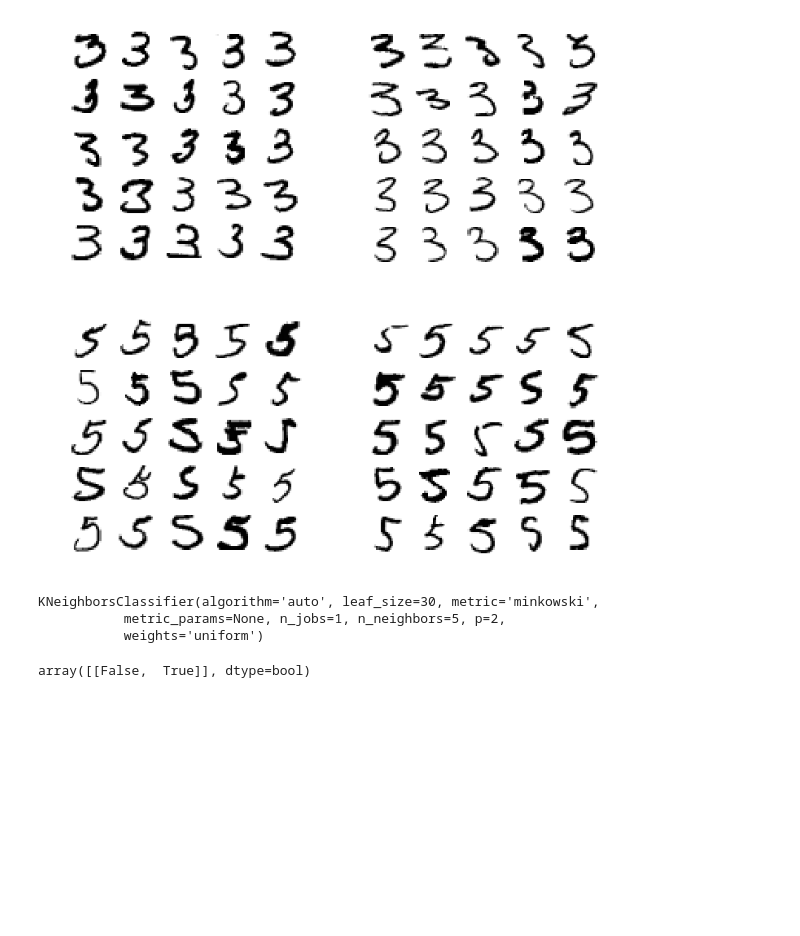
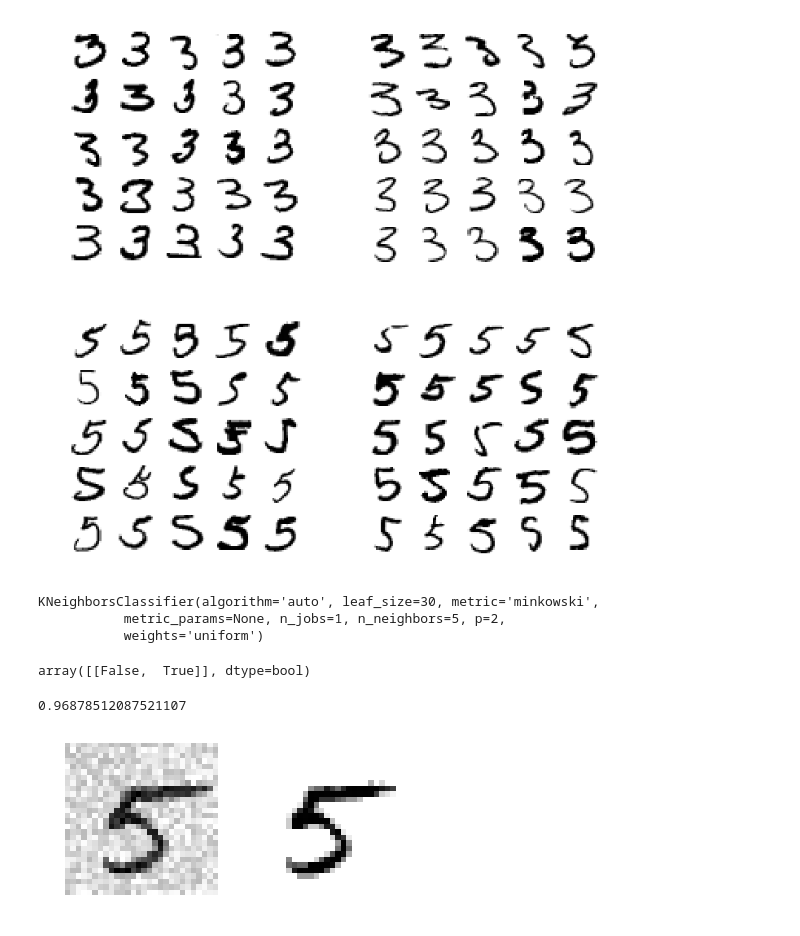
Before and after one commit to zhounanshu/Hands-on-ML-and-TF, a Jupyter notebook: ch03 Classification.ipynb, the cells around one changed output. Drawn from its saved outputs; the diff is of its cells as text; code cells hidden in the pictures; blank space fills up the shorter version.

Commit message:
Add traing model

```diff
--- a/ch03 Classification.ipynb
+++ b/ch03 Classification.ipynb
@@ -341,12 +341,15 @@ knn_clf.predict([some_digit])
 # %% [output]
 array([[False,  True]], dtype=bool)
 # %%
-y_train_knn_pred = cross_val_predict(knn_clf, X_train, y_multilabel, cv=3)
+y_train_knn_pred = cross_val_predict(knn_clf, X_train, y_train, cv=3)
 f1_score(y_train, y_train_knn_pred, average='macro')
+# %% [output]
+0.96878512087521107
 # %%
 # Multioutput Classification
-noise = np.randint(0, 100, (len(X_train), 784))
+noise = np.random.randint(0, 100, (len(X_train), 784))
 X_train_mod = X_train + noise
+noise = np.random.randint(0, 100, (len(X_test), 784))
 X_test_mod = X_test + noise
 y_train_mod = X_train
 y_test_mod = X_test
@@ -359,9 +362,11 @@ def plot_digit(data):
 # %%
 some_index = 5500
 plt.subplot(121); plot_digit(X_test_mod[some_index])
 plt.subplot(122); plot_digit(y_test_mod[some_index])
-save_fig("noisy_digit_example_plot")
+# save_fig("noisy_digit_example_plot")
 plt.show()
+# %% [output]
+[figure, added]
 # %%
 knn_clf.fit(X_train_mod, y_train_mod)
 clean_digit = knn_clf.predict([X_test_mod[some_index]])
```
Also changed, not shown: parts of 1 cell of this notebook, 1 other file.
